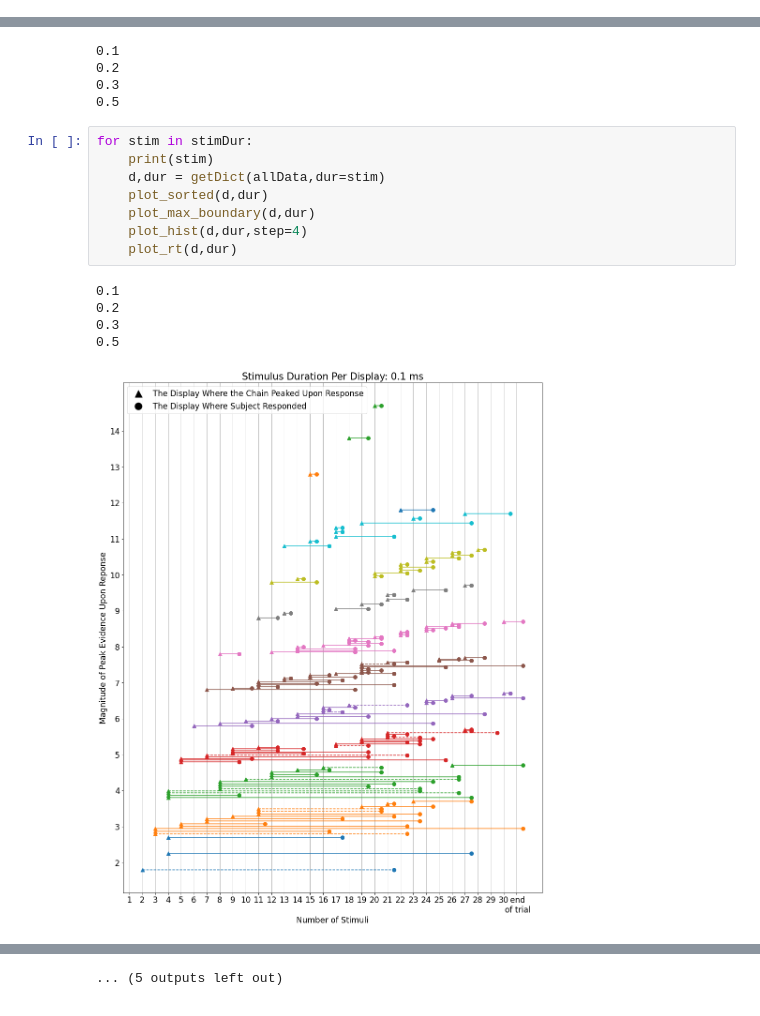
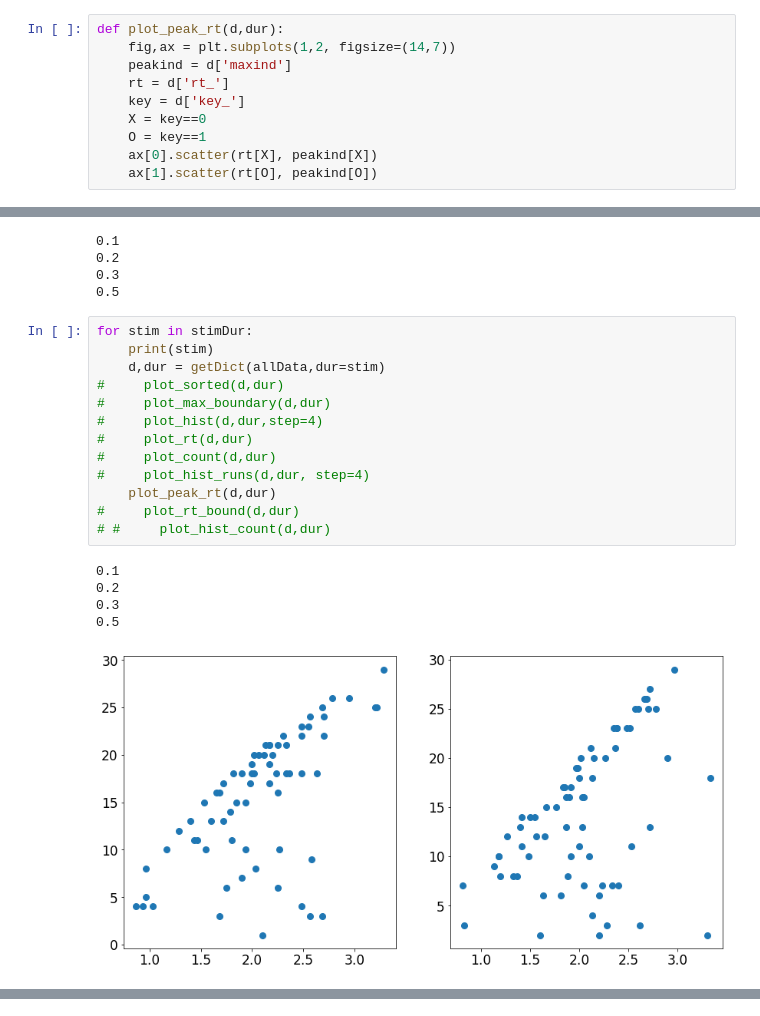
Before and after one commit to jennyqsun/evidence_chain, a Jupyter notebook: pilot_plots.ipynb, the cells around one changed output, grey strips where cells are left out. Cells and saved outputs as stored; diff of their text form.

```diff
--- a/pilot_plots.ipynb
+++ b/pilot_plots.ipynb
@@ -226,0 +291,10 @@ def plot_rt(d,dur):
+# %%
+def plot_peak_rt(d,dur):
+    fig,ax = plt.subplots(1,2, figsize=(14,7))
+    peakind = d['maxind']
+    rt = d['rt_']
+    key = d['key_']
+    X = key==0
+    O = key==1
+    ax[0].scatter(rt[X], peakind[X])
+    ax[1].scatter(rt[O], peakind[O])
@@ -235,14 +348,19 @@ for stim in stimDur:
 # %%
 for stim in stimDur:
     print(stim)
     d,dur = getDict(allData,dur=stim)
-    plot_sorted(d,dur)
-    plot_max_boundary(d,dur)
-    plot_hist(d,dur,step=4)
-    plot_rt(d,dur)
+#     plot_sorted(d,dur)
+#     plot_max_boundary(d,dur)
+#     plot_hist(d,dur,step=4)
+#     plot_rt(d,dur)
+#     plot_count(d,dur)
+#     plot_hist_runs(d,dur, step=4)
+    plot_peak_rt(d,dur)
+#     plot_rt_bound(d,dur)
+# #     plot_hist_count(d,dur)
 # %% [output]
 0.1
 0.2
 0.3
 0.5
-[figure, old version]
+[figure, new version]
@@ -259 +369,0 @@ for stim in stimDur:
-... (5 outputs left out)
```
Also changed, not shown: parts of 6 cells of this notebook, 4 other files.
